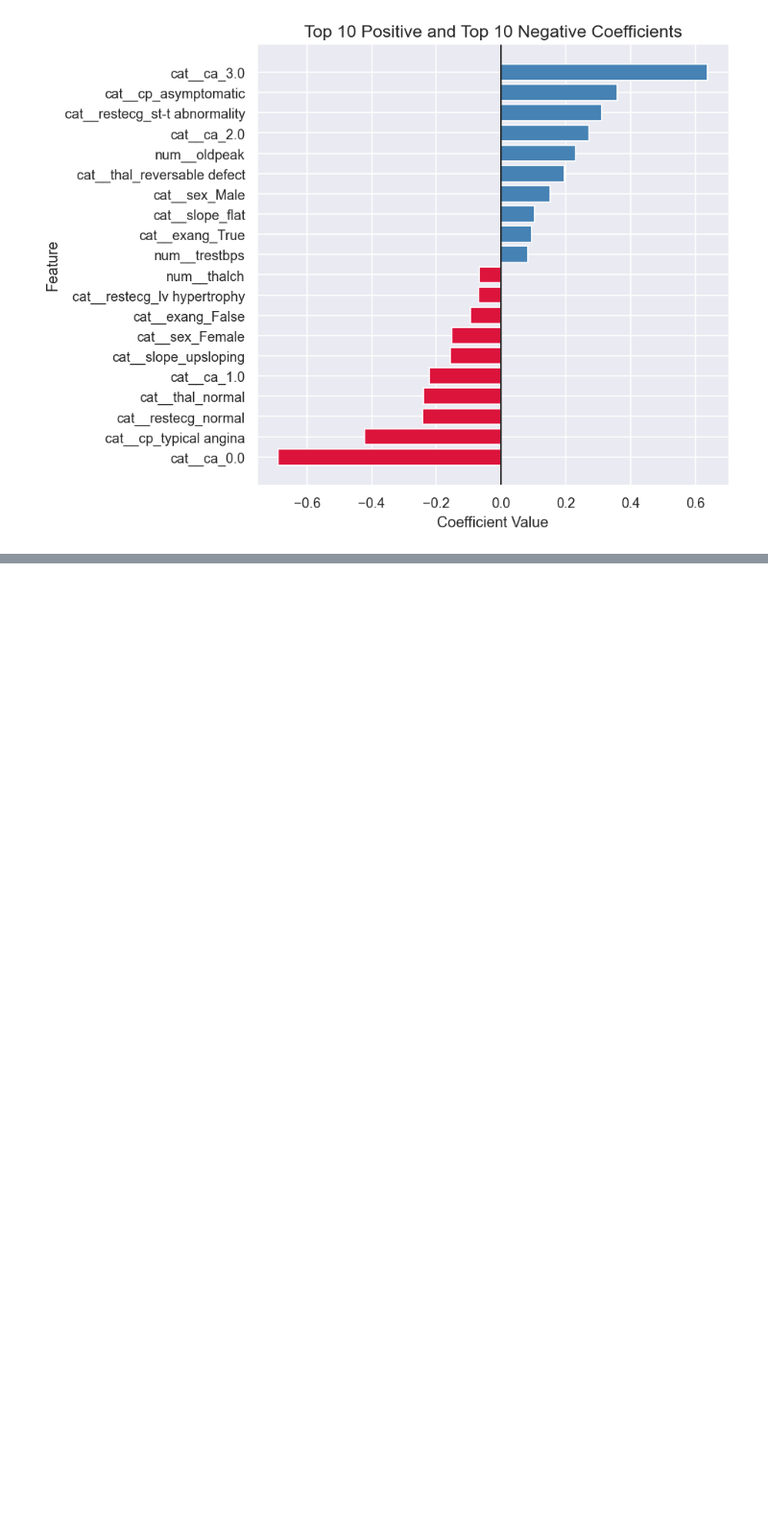
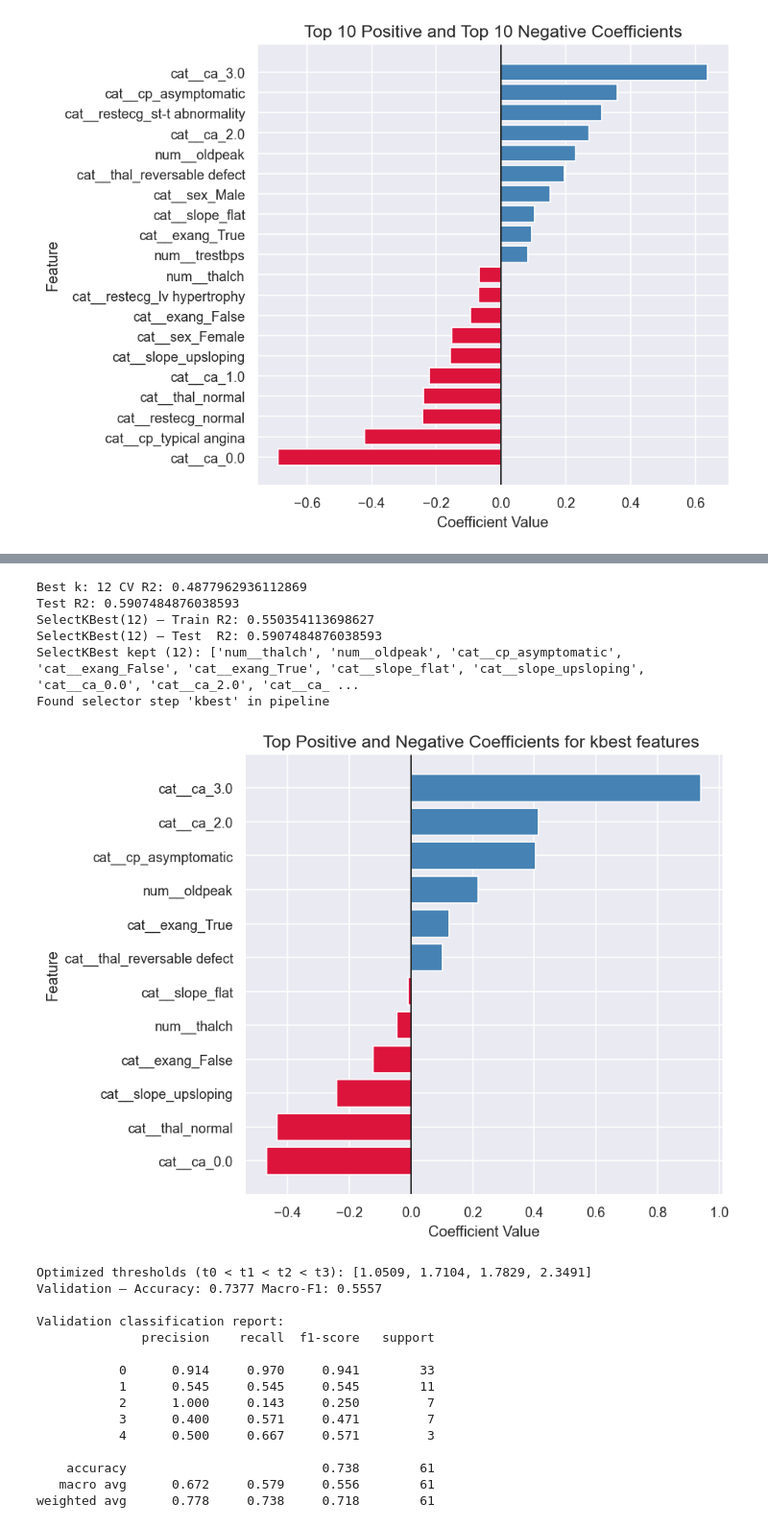
Before and after one commit to sean-coffey/ml-course-work, a Jupyter notebook: Heart_Disease.ipynb, the cells around one changed output, grey strips where cells are left out. Shown at 96% size. Drawn from its saved outputs; the diff is of its cells as text; code cells hidden in the pictures; blank space fills up the shorter version.

```diff
--- a/Heart_Disease.ipynb
+++ b/Heart_Disease.ipynb
@@ -1160,0 +1135,74 @@ Style and usability tips:
+# %%
+# python
+from sklearn.feature_selection import SelectKBest, f_regression
+from sklearn.model_selection import GridSearchCV
+
+pipe_kbest = Pipeline(steps=[
+    ("prep", preprocess),
+    ("kbest", SelectKBest(score_func=f_regression, k=20)),  # pick a starting K
+    ("reg", LinearRegression())
+])
+
+# Optionally tune k
+param_grid = {"kbest__k": [8,10,12,14,16,18,20, "all"]}
+gs = GridSearchCV(pipe_kbest, param_grid=param_grid, cv=5, scoring="r2", n_jobs=-1)
+gs.fit(X_train, y_reg_train)
+print("Best k:", gs.best_params_["kbest__k"], "CV R2:", gs.best_score_)
+print("Test R2:", gs.best_estimator_.score(X_test, y_reg_test))
+
+pipe_kbest12 = gs.best_estimator_
+
+pipe_kbest12.fit(X_train, y_reg_train)
+print("SelectKBest(12) — Train R2:", pipe_kbest12.score(X_train, y_reg_train))
+print("SelectKBest(12) — Test  R2:", pipe_kbest12.score(X_test, y_reg_test))
+
+# Show selected transformed feature names
+all_feats = pipe_kbest12.named_steps["prep"].get_feature_names_out()
+mask_k = pipe_kbest12.named_steps["kbest"].get_support()
+selected_kbest = np.array(all_feats)[mask_k]
+print("SelectKBest kept (12):", selected_kbest.tolist())
+
+linear_coefficients = get_linear_coefs_from_pipeline(pipe_kbest12, select_name="kbest")
+
+top_pos = linear_coefficients[linear_coefficients > 0]
+top_neg = linear_coefficients[linear_coefficients < 0]
+
+# Combine and sort for nicer barh order
+subset = pd.concat([top_pos, top_neg]).sort_values()
+
+# Colors by sign
+colors = ["crimson" if v < 0 else "steelblue" for v in subset.values]
+
+plt.figure(figsize=(8, 6))
+plt.barh(subset.index.astype(str), subset.values, color=colors)
+plt.axvline(0, color="black", linewidth=1)
+plt.xlabel("Coefficient Value")
+plt.ylabel("Feature")
+plt.title("Top Positive and Negative Coefficients for kbest features ")
+plt.tight_layout()
+plt.show()
+
+show_regression_metrics_summary(estimator=pipe_kbest12, y_true=y_reg_test, title="Linear Regression")
+# %% [output]
+Best k: 12 CV R2: 0.4877962936112869
+Test R2: 0.5907484876038593
+SelectKBest(12) — Train R2: 0.550354113698627
+SelectKBest(12) — Test  R2: 0.5907484876038593
+SelectKBest kept (12): ['num__thalch', 'num__oldpeak', 'cat__cp_asymptomatic', 'cat__exang_False', 'cat__exang_True', 'cat__slope_flat', 'cat__slope_upsloping', 'cat__ca_0.0', 'cat__ca_2.0', 'cat__ca_ ...
+Found selector step 'kbest' in pipeline
+[figure, added]
+Optimized thresholds (t0 < t1 < t2 < t3): [1.0509, 1.7104, 1.7829, 2.3491]
+Validation — Accuracy: 0.7377 Macro-F1: 0.5557
+
+Validation classification report:
+              precision    recall  f1-score   support
+
+           0      0.914     0.970     0.941        33
+           1      0.545     0.545     0.545        11
+           2      1.000     0.143     0.250         7
+           3      0.400     0.571     0.471         7
+           4      0.500     0.667     0.571         3
+
+    accuracy                          0.738        61
+   macro avg      0.672     0.579     0.556        61
+weighted avg      0.778     0.738     0.718        61
```
Also changed, not shown: parts of 16 cells of this notebook.
